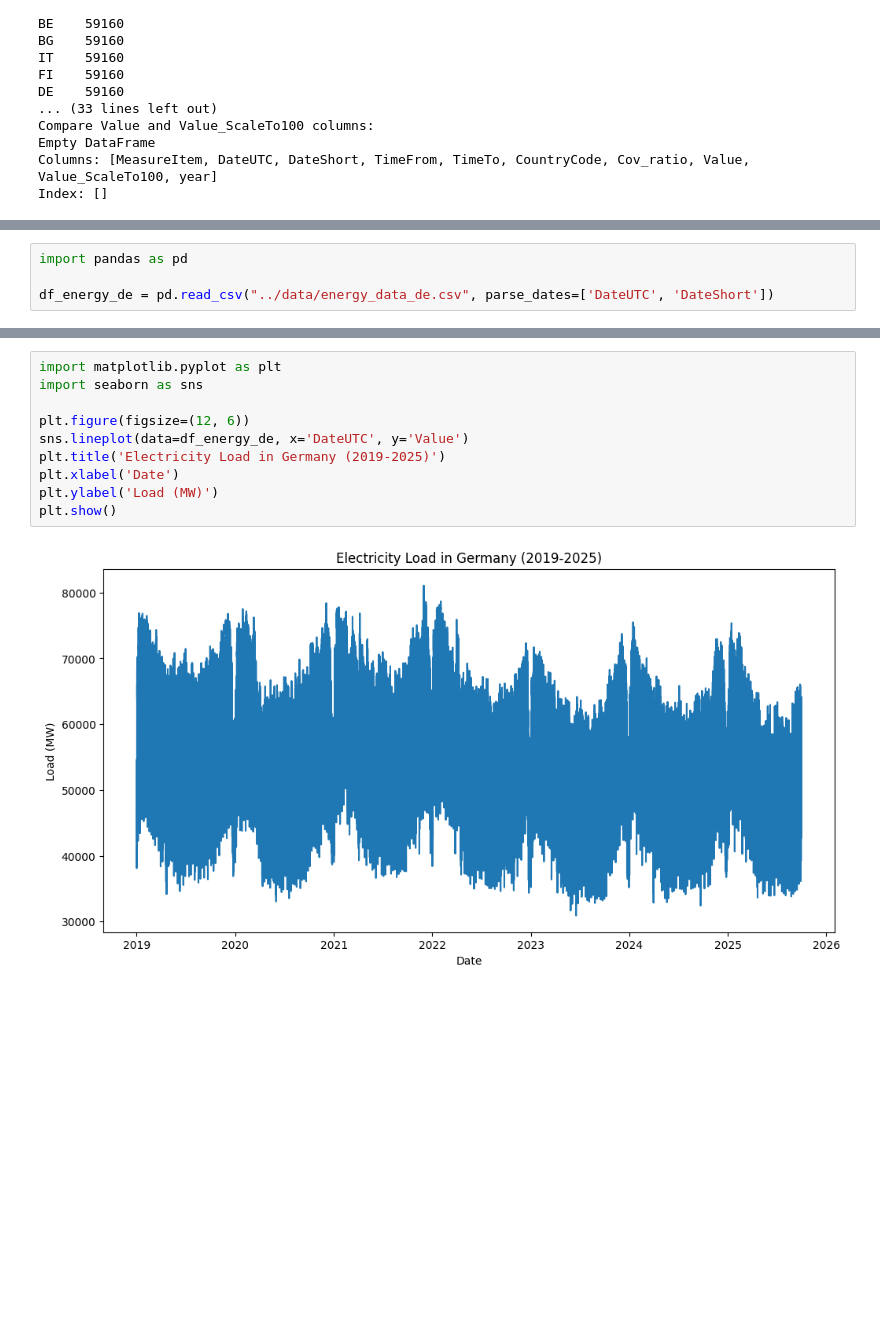
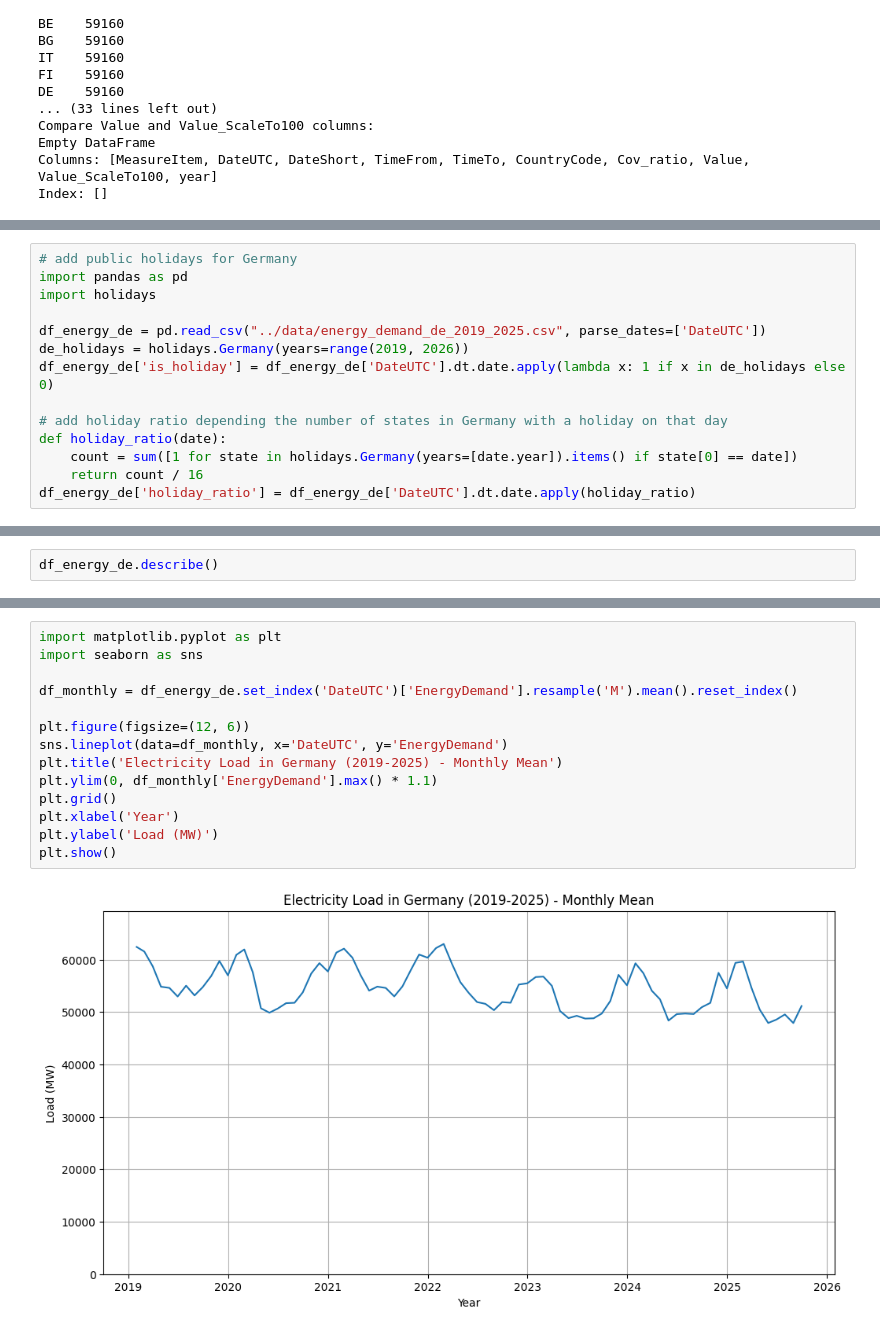
Before and after one commit to SW-oasen/electricity_demannd_de, a Jupyter notebook: notebook/01_eda_energy.ipynb, the cells around one changed output, grey strips where cells are left out. Drawn from its saved outputs; the diff is of its cells as text; blank space fills up the shorter version.

```diff
--- a/notebook/01_eda_energy.ipynb
+++ b/notebook/01_eda_energy.ipynb
@@ -115,0 +132,14 @@ df_energy_de.to_csv("../data/energy_data_de.csv", index=False)
+# %%
+# add public holidays for Germany
+import pandas as pd
+import holidays
+
+df_energy_de = pd.read_csv("../data/energy_demand_de_2019_2025.csv", parse_dates=['DateUTC'])
+de_holidays = holidays.Germany(years=range(2019, 2026))
+df_energy_de['is_holiday'] = df_energy_de['DateUTC'].dt.date.apply(lambda x: 1 if x in de_holidays else 0)
+
+# add holiday ratio depending the number of states in Germany with a holiday on that day
+def holiday_ratio(date):
+    count = sum([1 for state in holidays.Germany(years=[date.year]).items() if state[0] == date])
+    return count / 16
+df_energy_de['holiday_ratio'] = df_energy_de['DateUTC'].dt.date.apply(holiday_ratio)
@@ -116,4 +157,2 @@ df_energy_de.to_csv("../data/energy_data_de.csv", index=False)
 # %%
-import pandas as pd
-
-df_energy_de = pd.read_csv("../data/energy_data_de.csv", parse_dates=['DateUTC', 'DateShort'])
+df_energy_de.describe()
@@ -132,12 +169,16 @@ df_energy_de.describe()
 # %%
 import matplotlib.pyplot as plt
 import seaborn as sns
 
+df_monthly = df_energy_de.set_index('DateUTC')['EnergyDemand'].resample('M').mean().reset_index()
+
 plt.figure(figsize=(12, 6))
-sns.lineplot(data=df_energy_de, x='DateUTC', y='Value')
-plt.title('Electricity Load in Germany (2019-2025)')
-plt.xlabel('Date')
+sns.lineplot(data=df_monthly, x='DateUTC', y='EnergyDemand')
+plt.title('Electricity Load in Germany (2019-2025) - Monthly Mean')
+plt.ylim(0, df_monthly['EnergyDemand'].max() * 1.1)
+plt.grid()
+plt.xlabel('Year')
 plt.ylabel('Load (MW)')
 plt.show()
 # %% [output]
-[figure, old version]
+[figure, new version]
```
Also changed, not shown: parts of 11 cells of this notebook, 1 other file.
